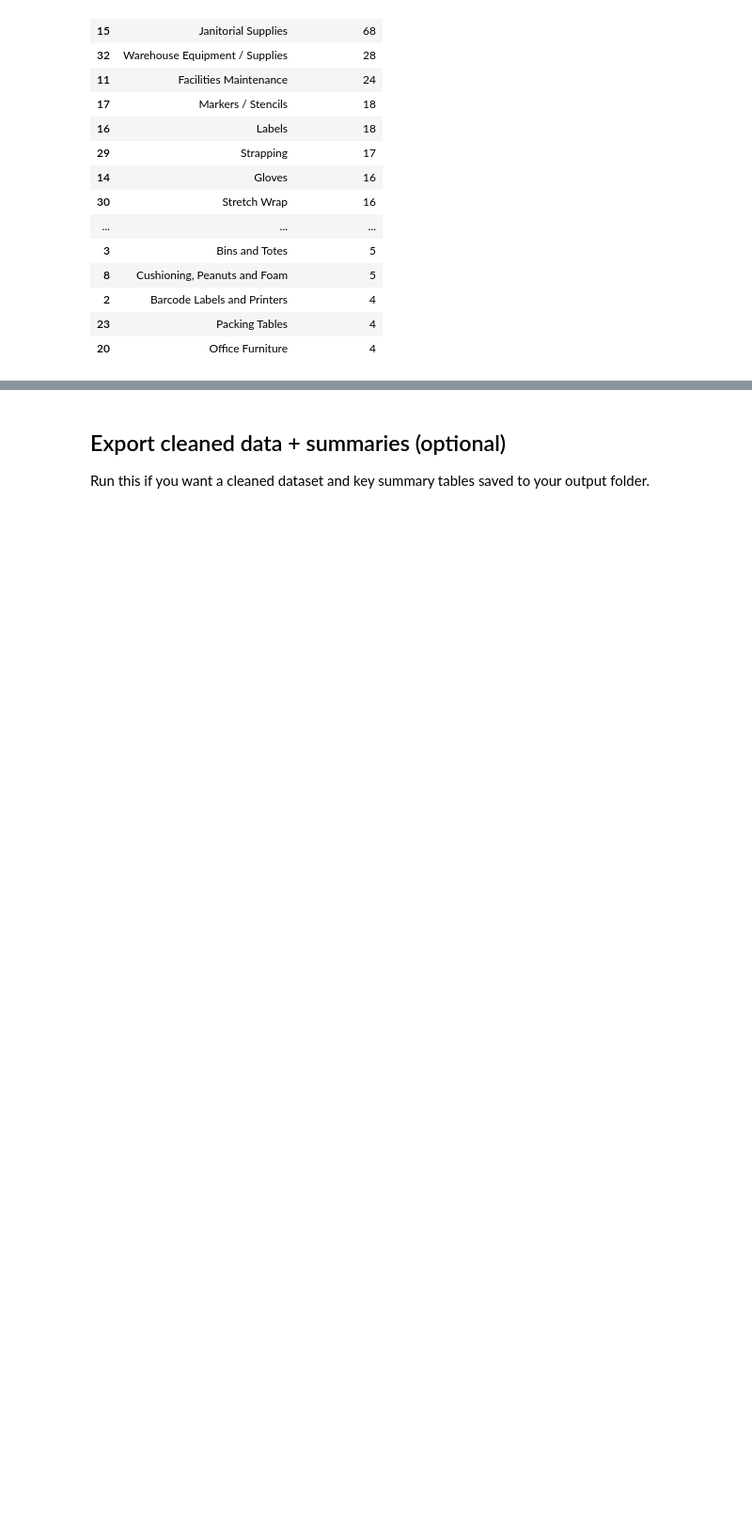
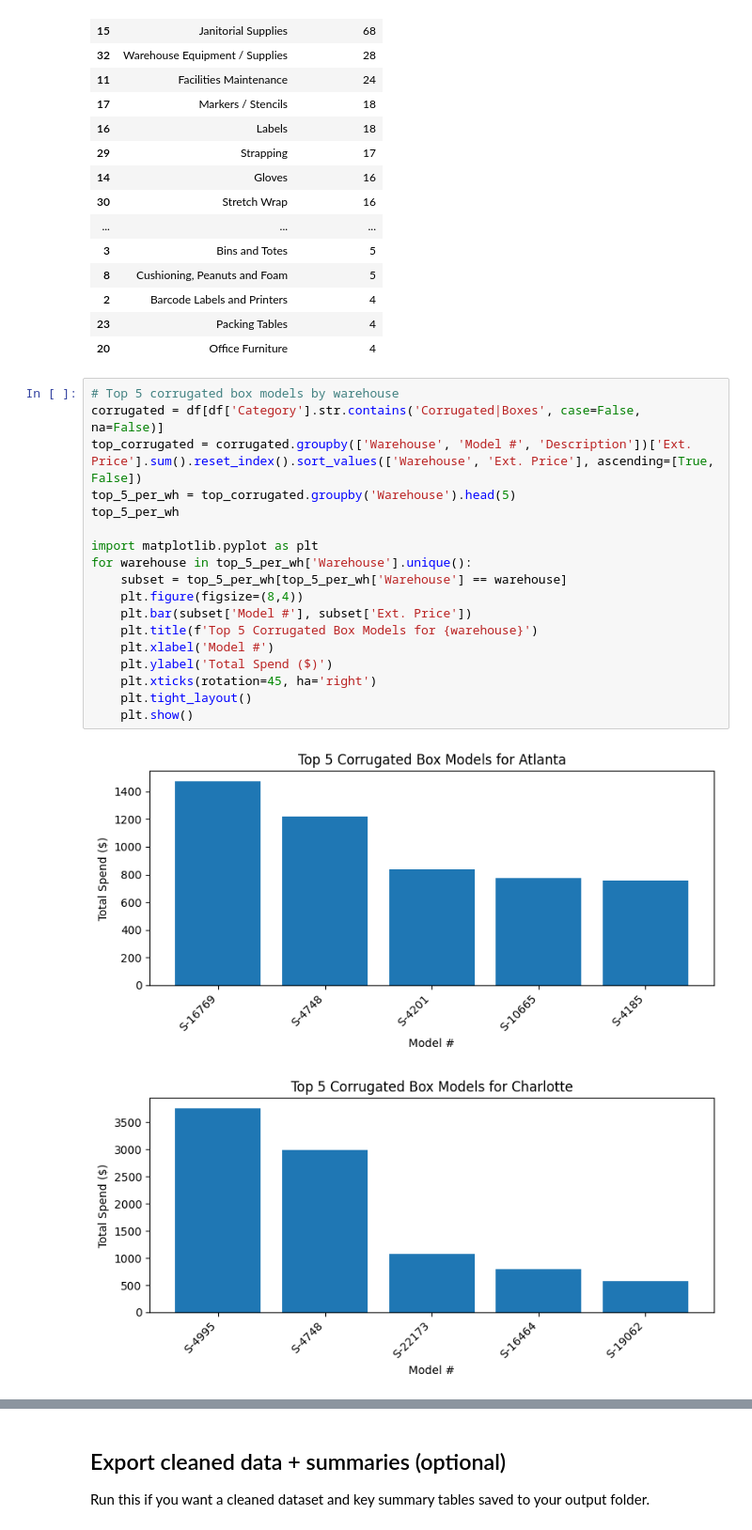
Before and after one commit to usma92/Uline, a Jupyter notebook: Uline_2025_Spend_Analysis.ipynb, the cells around one changed output, grey strips where cells are left out. Shown at 94% size. Drawn from its saved outputs; the diff is of its cells as text; blank space fills up the shorter version.

```diff
--- a/Uline_2025_Spend_Analysis.ipynb
+++ b/Uline_2025_Spend_Analysis.ipynb
@@ -544,3 +576,24 @@ Unique models per category: 35
 | 2 | Barcode Labels and Printers | 4 |
 | 23 | Packing Tables | 4 |
 | 20 | Office Furniture | 4 |
+# %%
+# Top 5 corrugated box models by warehouse
+corrugated = df[df['Category'].str.contains('Corrugated|Boxes', case=False, na=False)]
+top_corrugated = corrugated.groupby(['Warehouse', 'Model #', 'Description'])['Ext. Price'].sum().reset_index().sort_values(['Warehouse', 'Ext. Price'], ascending=[True, False])
+top_5_per_wh = top_corrugated.groupby('Warehouse').head(5)
+top_5_per_wh
+
+import matplotlib.pyplot as plt
+for warehouse in top_5_per_wh['Warehouse'].unique():
+    subset = top_5_per_wh[top_5_per_wh['Warehouse'] == warehouse]
+    plt.figure(figsize=(8,4))
+    plt.bar(subset['Model #'], subset['Ext. Price'])
+    plt.title(f'Top 5 Corrugated Box Models for {warehouse}')
+    plt.xlabel('Model #')
+    plt.ylabel('Total Spend ($)')
+    plt.xticks(rotation=45, ha='right')
+    plt.tight_layout()
+    plt.show()
+# %% [output]
+[figure, added]
+[figure, added]
```
Also changed, not shown: parts of 5 cells of this notebook, 2 other files.
